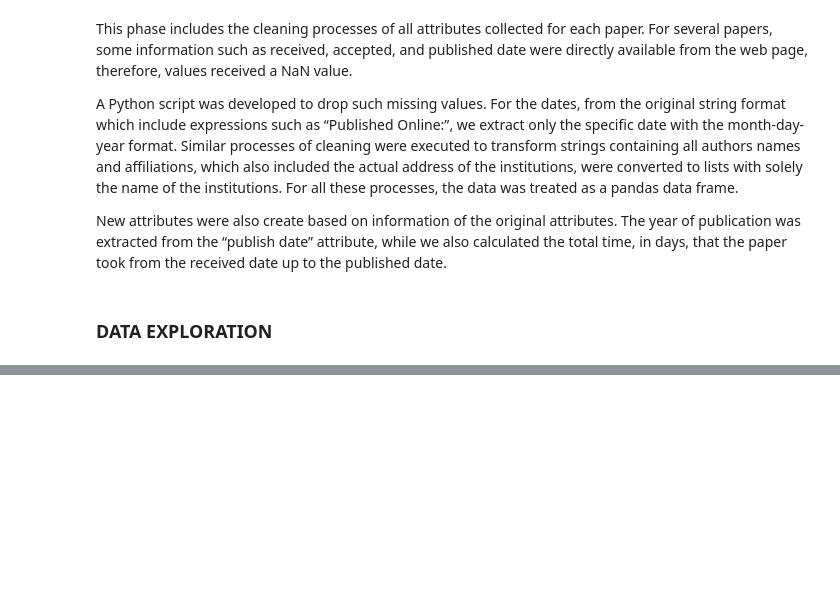
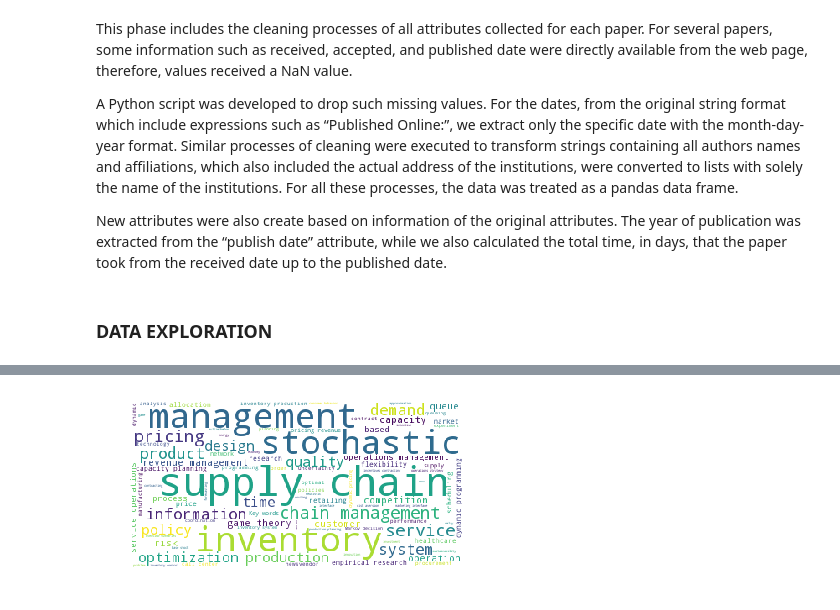
Before and after one commit to veronezipedro/paperprobability, a Jupyter notebook: The-Data-Incubator-Analysis.ipynb, the cells around one changed output, grey strips where cells are left out. Cells and saved outputs as stored; diff of their text form; code cells hidden in the pictures; blank space fills up the shorter version.

```diff
--- a/The-Data-Incubator-Analysis.ipynb
+++ b/The-Data-Incubator-Analysis.ipynb
@@ -37,0 +41,30 @@ About 60% of the gathered database were published in MNSC, and 40% consists of M
+# %%
+# Loading the files
+
+import sqlite3 as sql
+import pandas as pd
+import datetime
+import numpy as np
+from wordcloud import WordCloud, STOPWORDS
+import matplotlib.pyplot as plt
+import itertools
+import networkx as nx
+import re
+
+
+columns = ['link_id', 'title', 'author', 'affiliations', 'keywords', 'received_date', 'accepted_date',
+           'published_date', 'abstract']
+
+conn = sql.connect("MSOM.db")
+cursor = conn.cursor()
+MSOM = cursor.execute("SELECT * FROM informations;")
+df_msom = pd.DataFrame.from_records(MSOM.fetchall(), columns=columns)
+
+conn = sql.connect("MNSC.db")
+cursor = conn.cursor()
+MNSC = cursor.execute("SELECT * FROM informations;")
+df_mnsc = pd.DataFrame.from_records(MNSC.fetchall(), columns=columns)
+conn.close()
+
+df_msom.dropna(inplace=True, subset=['received_date', 'accepted_date', 'published_date'])
+df_mnsc.dropna(inplace=True, subset=['received_date', 'accepted_date', 'published_date'])
@@ -58,0 +398,7 @@ show(plot)
+# %%
+# Fig. 3
+# Generate word cloud using text from KEYWORDS
+strings = ' '.join(df_msom['keywords'])
+generate_wordcloud(strings)
+# %% [output]
+[figure, added]
```
Also changed, not shown: parts of 16 cells of this notebook.
